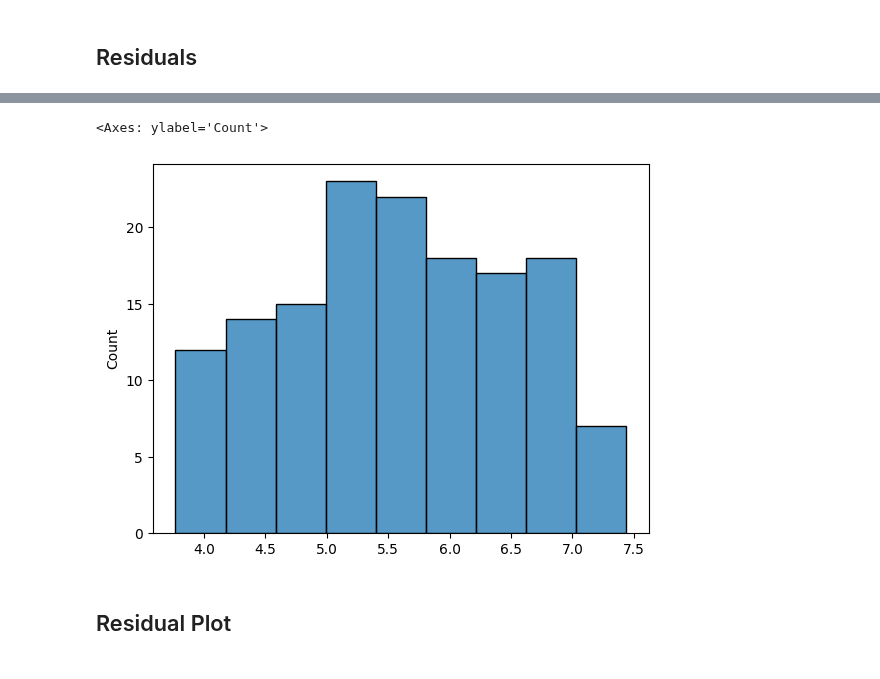
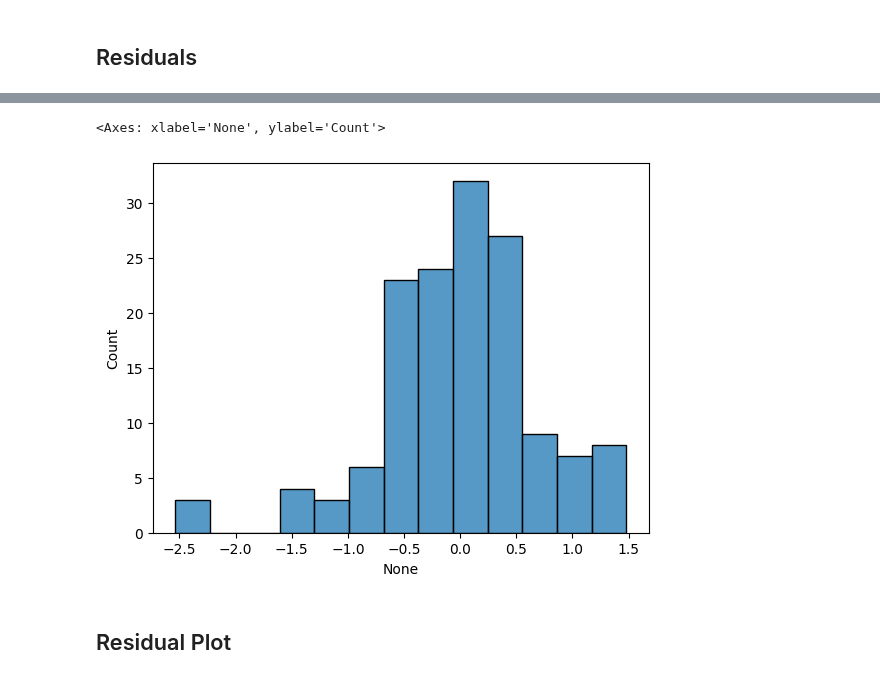
Before and after one commit to tayweid/tayweid.github.io, a Jupyter notebook: econ-0150/parts/part-4-2/Exercise_4_2.ipynb, the cells around one changed output, grey strips where cells are left out. Cells and saved outputs as stored; diff of their text form; code cells hidden in the pictures.

```diff
--- a/econ-0150/parts/part-4-2/Exercise_4_2.ipynb
+++ b/econ-0150/parts/part-4-2/Exercise_4_2.ipynb
@@ -71,9 +68,8 @@ sns.histplot(residuals)
-# %%
-predictions = model.predict()
-sns.histplot(predictions)
-# %% [output]
-<Axes: ylabel='Count'>
-[figure, removed]
+# %%
+sns.histplot(x=residuals)
+# %% [output]
+<Axes: xlabel='None', ylabel='Count'>
+[figure, added]
 # %% [markdown]
 ## Residual Plot
 # %%
```
Also changed, not shown: parts of 6 cells of this notebook, 7 other files.
